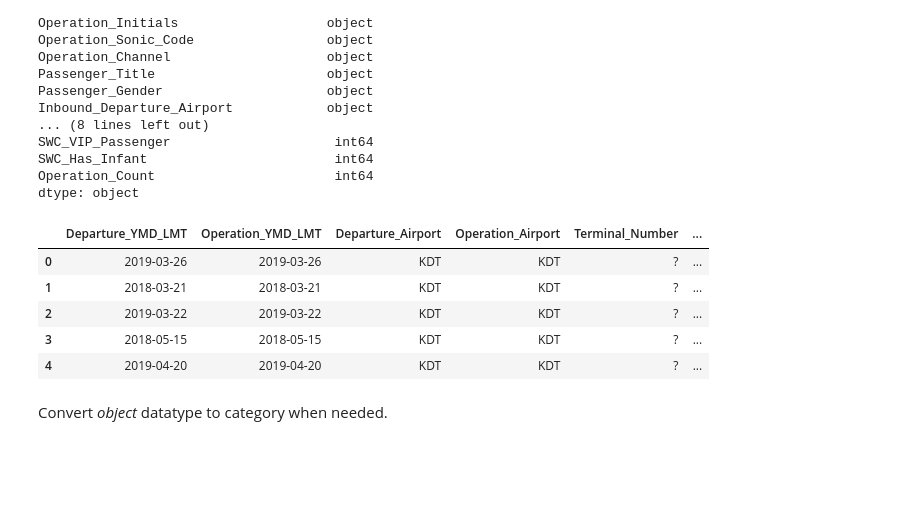
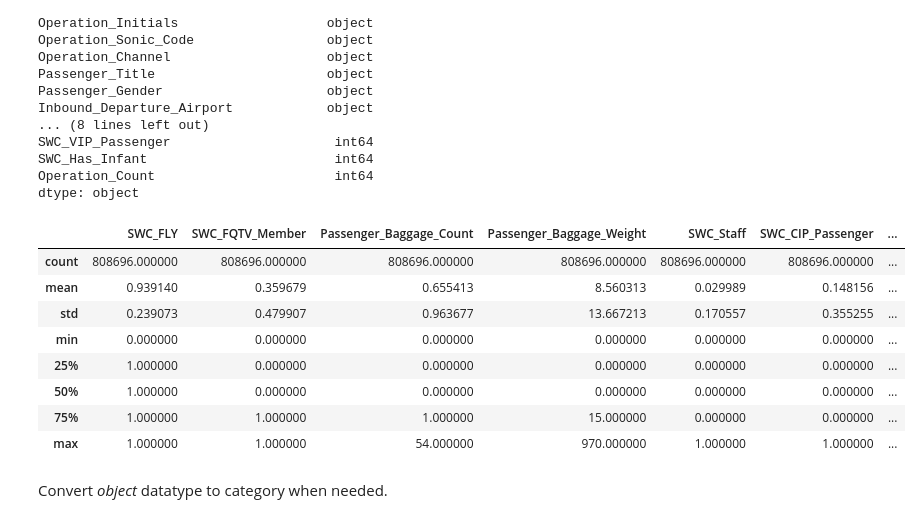
Before and after one commit to duyqu-chan/THY-Travel-Datathon, a Jupyter notebook: TravelDatathon_preselection.ipynb, the cells around one changed output. Drawn from its saved outputs; the diff is of its cells as text; code cells hidden in the pictures; blank space fills up the shorter version.

```diff
--- a/TravelDatathon_preselection.ipynb
+++ b/TravelDatathon_preselection.ipynb
@@ -94,14 +89,17 @@ SWC_Has_Infant                        int64
 Operation_Count                       int64
 dtype: object
 # %%
-train_df.head()
+train_df.describe()
 # %% [output]
-|  | Departure_YMD_LMT | Operation_YMD_LMT | Departure_Airport | Operation_Airport | Terminal_Number | ... |
-| 0 | 2019-03-26 | 2019-03-26 | KDT | KDT | ? | ... |
-| 1 | 2018-03-21 | 2018-03-21 | KDT | KDT | ? | ... |
-| 2 | 2019-03-22 | 2019-03-22 | KDT | KDT | ? | ... |
-| 3 | 2018-05-15 | 2018-05-15 | KDT | KDT | ? | ... |
-| 4 | 2019-04-20 | 2019-04-20 | KDT | KDT | ? | ... |
+|  | SWC_FLY | SWC_FQTV_Member | Passenger_Baggage_Count | Passenger_Baggage_Weight | SWC_Staff | SWC_CIP_Passenger | ... |
+| count | 808696.000000 | 808696.000000 | 808696.000000 | 808696.000000 | 808696.000000 | 808696.000000 | ... |
+| mean | 0.939140 | 0.359679 | 0.655413 | 8.560313 | 0.029989 | 0.148156 | ... |
+| std | 0.239073 | 0.479907 | 0.963677 | 13.667213 | 0.170557 | 0.355255 | ... |
+| min | 0.000000 | 0.000000 | 0.000000 | 0.000000 | 0.000000 | 0.000000 | ... |
+| 25% | 1.000000 | 0.000000 | 0.000000 | 0.000000 | 0.000000 | 0.000000 | ... |
+| 50% | 1.000000 | 0.000000 | 0.000000 | 0.000000 | 0.000000 | 0.000000 | ... |
+| 75% | 1.000000 | 1.000000 | 1.000000 | 15.000000 | 0.000000 | 0.000000 | ... |
+| max | 1.000000 | 1.000000 | 54.000000 | 970.000000 | 1.000000 | 1.000000 | ... |
 # %% [markdown]
 Convert *object* datatype to category when needed.
 # %%
```
Also changed, not shown: parts of 22 cells of this notebook.
